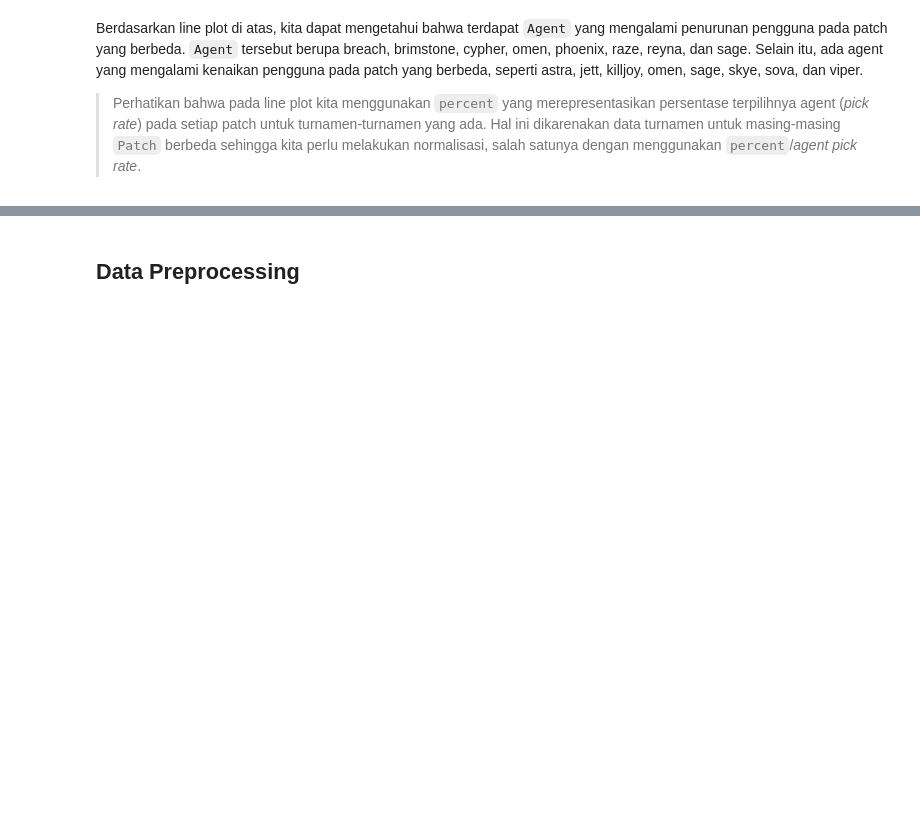
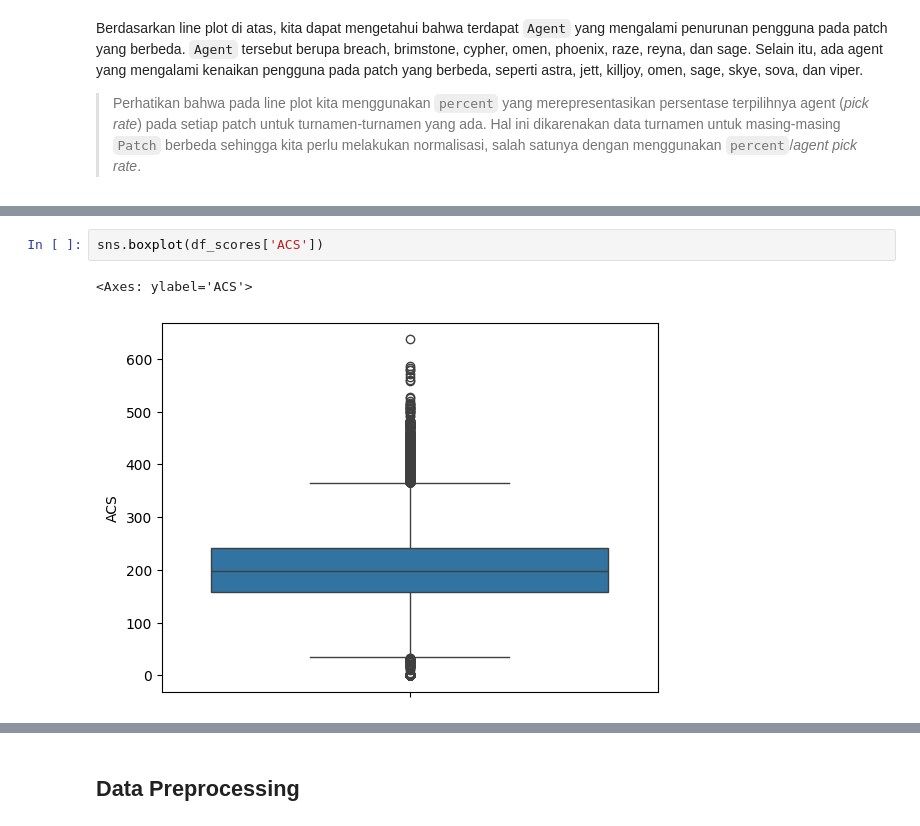
Before and after one commit to LyzanderAndrylie/kasdad-tk, a Jupyter notebook: TK_Data+.ipynb, the cells around one changed output, grey strips where cells are left out. Saved outputs shown, nothing was run; the diff lists cells and outputs as text; blank space fills up the shorter version.

```diff
--- a/TK_Data+.ipynb
+++ b/TK_Data+.ipynb
@@ -861,0 +943,5 @@ yang berbeda. `Agent` tersebut berupa breach, brimstone, cypher, omen, phoenix,
+# %%
+sns.boxplot(df_scores['ACS'])
+# %% [output]
+<Axes: ylabel='ACS'>
+[figure, added]
```
Also changed, not shown: parts of 32 cells of this notebook.
